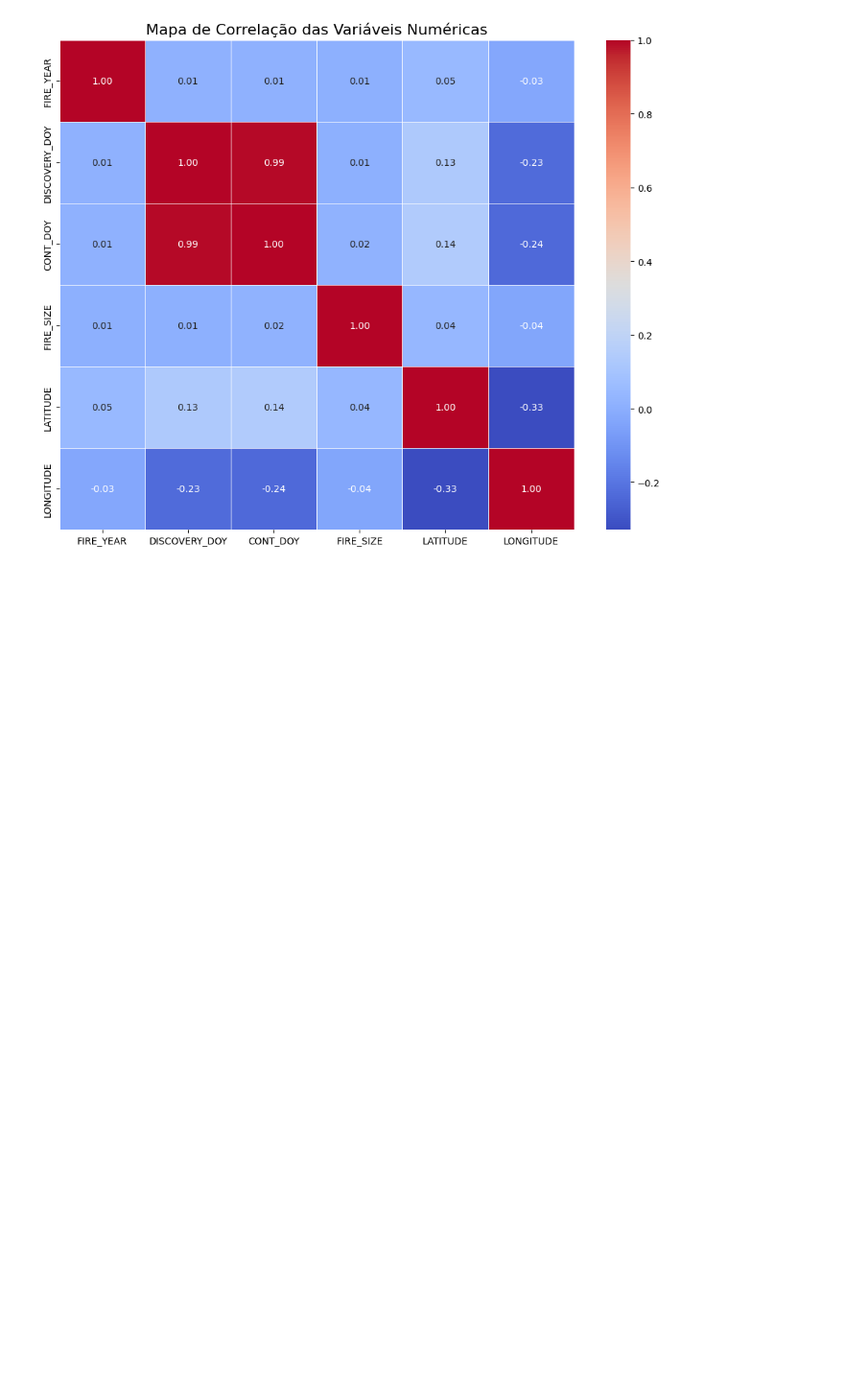
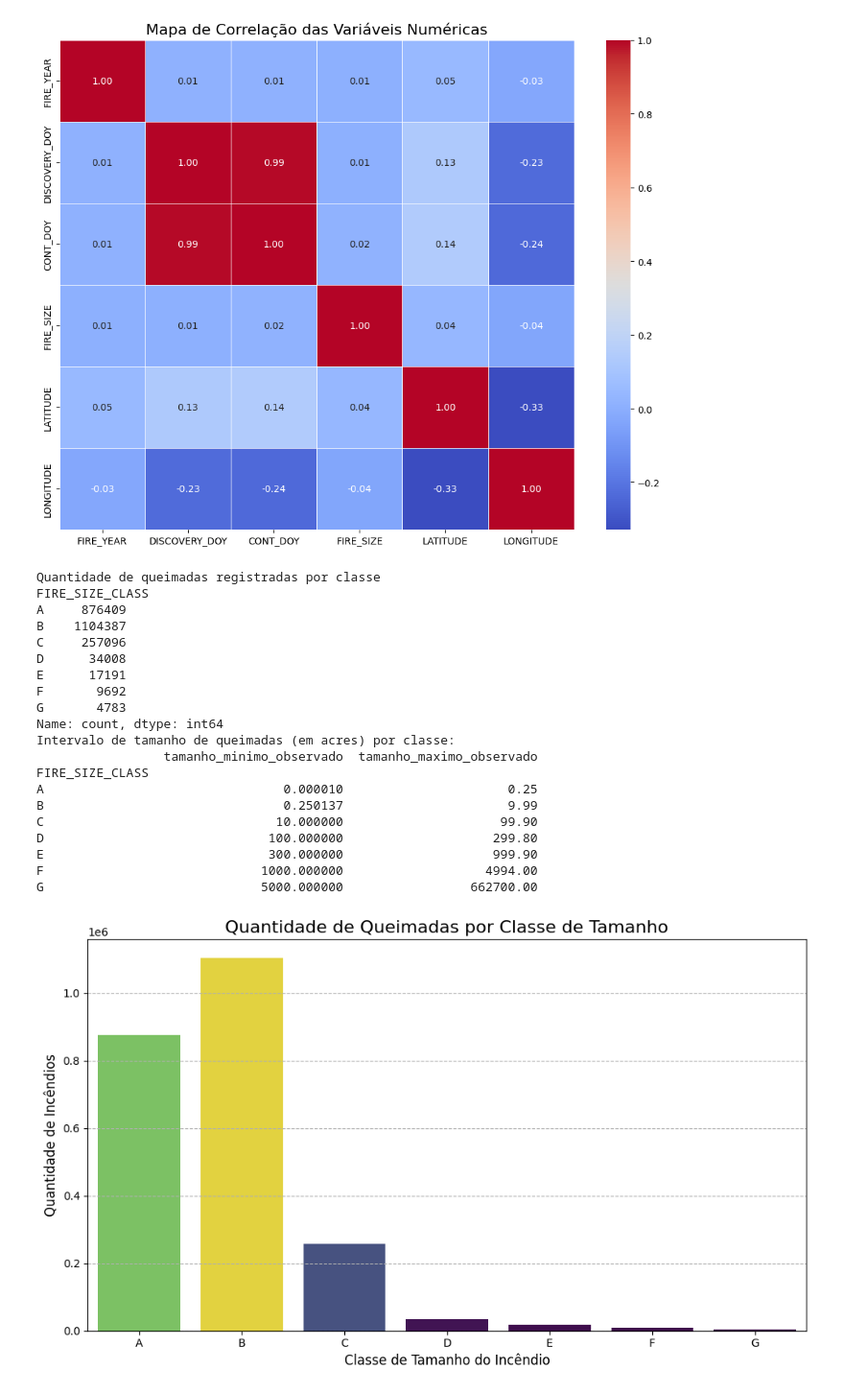
Before and after one commit to Enzoreal100/gs_2025_1_dataset, a Jupyter notebook: main.ipynb, the cells around one changed output. Shown: that part at 96% size. Saved outputs shown, nothing was run; the diff lists cells and outputs as text; code cells hidden in the pictures; blank space fills up the shorter version.

```diff
--- a/main.ipynb
+++ b/main.ipynb
@@ -209,3 +188,50 @@ plt.tight_layout()
 plt.show()
 # %% [output]
 [figure]
+# %%
+print('Quantidade de queimadas registradas por classe')
+fire_class_counts = df['FIRE_SIZE_CLASS'].value_counts()
+fire_class_counts_sorted_alpha = fire_class_counts.sort_index()
+print(fire_class_counts_sorted_alpha)
+
+print("Intervalo de tamanho de queimadas (em acres) por classe:")
+intervalo_tamanho_por_classe = df.groupby('FIRE_SIZE_CLASS')['FIRE_SIZE'].agg(['min', 'max'])
+
+intervalo_tamanho_por_classe = intervalo_tamanho_por_classe.rename(
+    columns={'min': 'tamanho_minimo_observado', 'max': 'tamanho_maximo_observado'}
+)
+print(intervalo_tamanho_por_classe)
+
+plt.figure(figsize=(10, 6))
+sns.barplot(x=fire_class_counts_sorted_alpha.index, y=fire_class_counts_sorted_alpha.values, palette="viridis", hue=fire_class_counts_sorted_alpha, legend=False)
+
+plt.title('Quantidade de Queimadas por Classe de Tamanho', fontsize=16)
+plt.xlabel('Classe de Tamanho do Incêndio', fontsize=12)
+plt.ylabel('Quantidade de Incêndios', fontsize=12)
+plt.xticks(rotation=0)
+plt.grid(axis='y', linestyle='--')
+
+plt.tight_layout()
+plt.show()
+# %% [output]
+Quantidade de queimadas registradas por classe
+FIRE_SIZE_CLASS
+A     876409
+B    1104387
+C     257096
+D      34008
+E      17191
+F       9692
+G       4783
+Name: count, dtype: int64
+Intervalo de tamanho de queimadas (em acres) por classe:
+                 tamanho_minimo_observado  tamanho_maximo_observado
+FIRE_SIZE_CLASS
+A                                0.000010                      0.25
+B                                0.250137                      9.99
+C                               10.000000                     99.90
+D                              100.000000                    299.80
+E                              300.000000                    999.90
+F                             1000.000000                   4994.00
+G                             5000.000000                 662700.00
+[figure, added]
```
Also changed, not shown: parts of 3 cells of this notebook.
